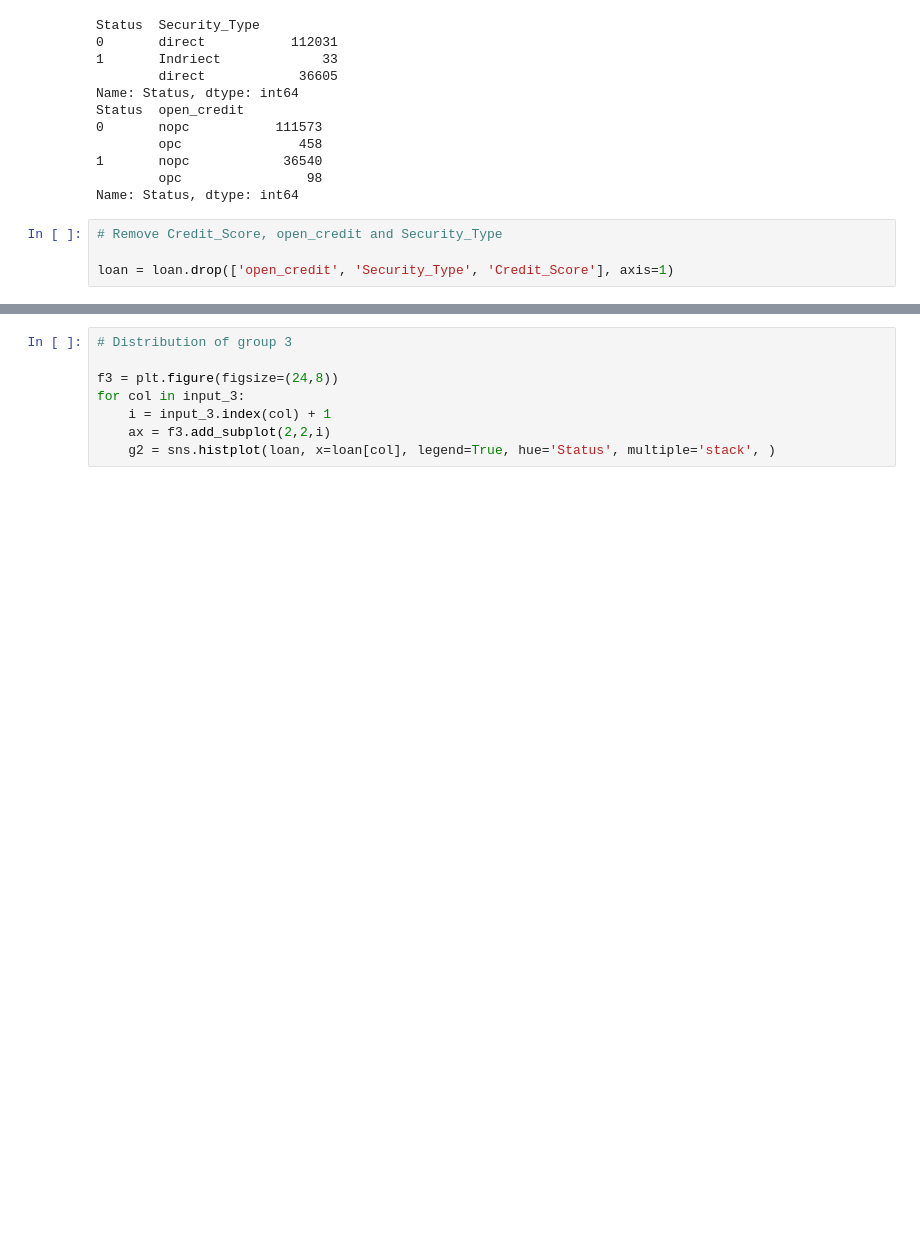
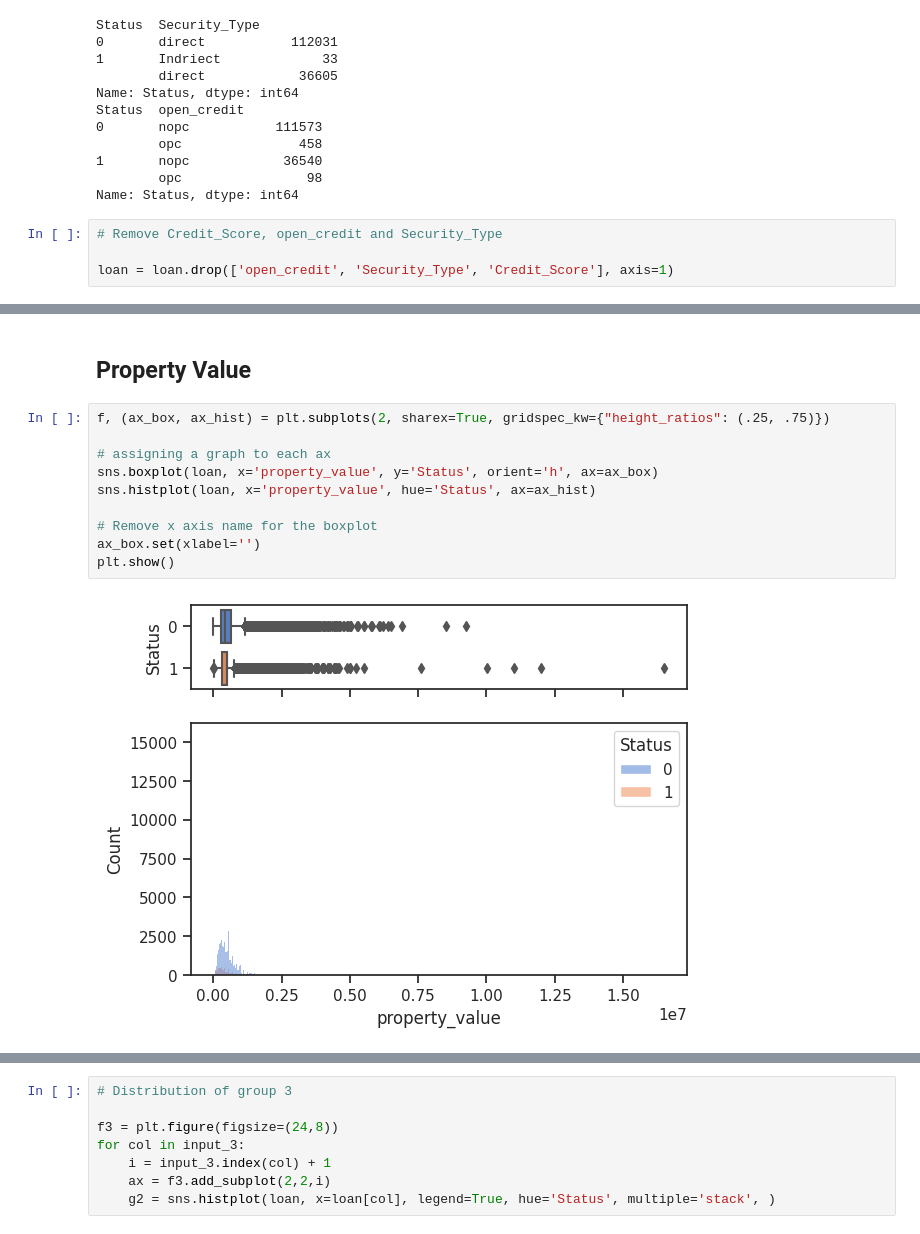
Before and after one commit to Hoale2908/Data_Preprocessing_for_Mortgage_Loan_Default_Prediction, a Jupyter notebook: model.ipynb, the cells around one changed output, grey strips where cells are left out. Drawn from its saved outputs; the diff is of its cells as text; blank space fills up the shorter version.

```diff
--- a/model.ipynb
+++ b/model.ipynb
@@ -254,0 +251,14 @@ for col in input_2:
+# %% [markdown]
+## Property Value
+# %%
+f, (ax_box, ax_hist) = plt.subplots(2, sharex=True, gridspec_kw={"height_ratios": (.25, .75)})
+
+# assigning a graph to each ax
+sns.boxplot(loan, x='property_value', y='Status', orient='h', ax=ax_box)
+sns.histplot(loan, x='property_value', hue='Status', ax=ax_hist)
+
+# Remove x axis name for the boxplot
+ax_box.set(xlabel='')
+plt.show()
+# %% [output]
+[figure, added]
```
Also changed, not shown: parts of 27 cells of this notebook.
